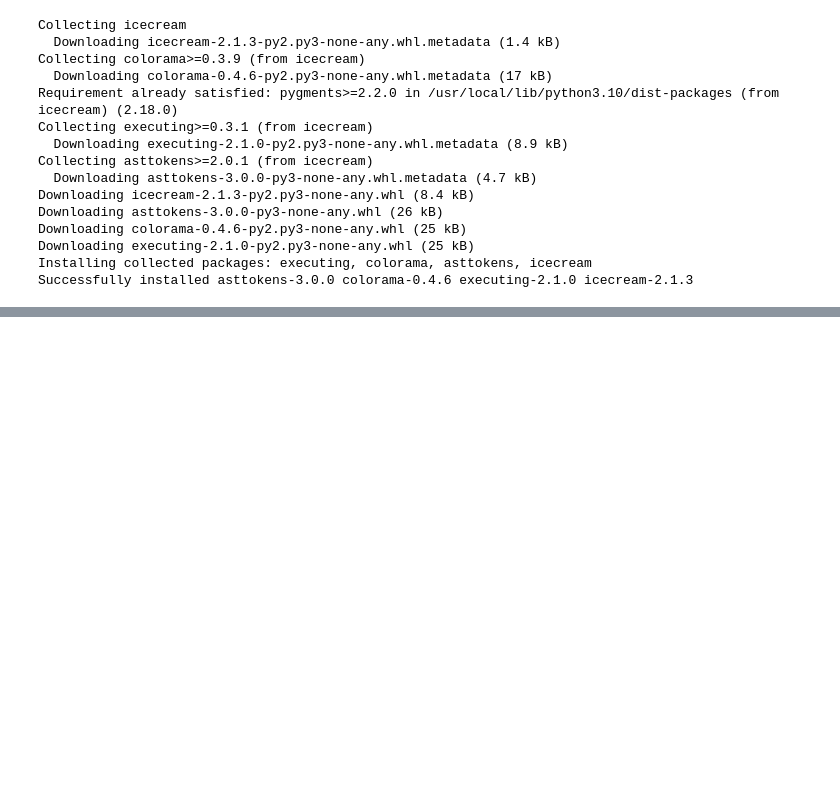
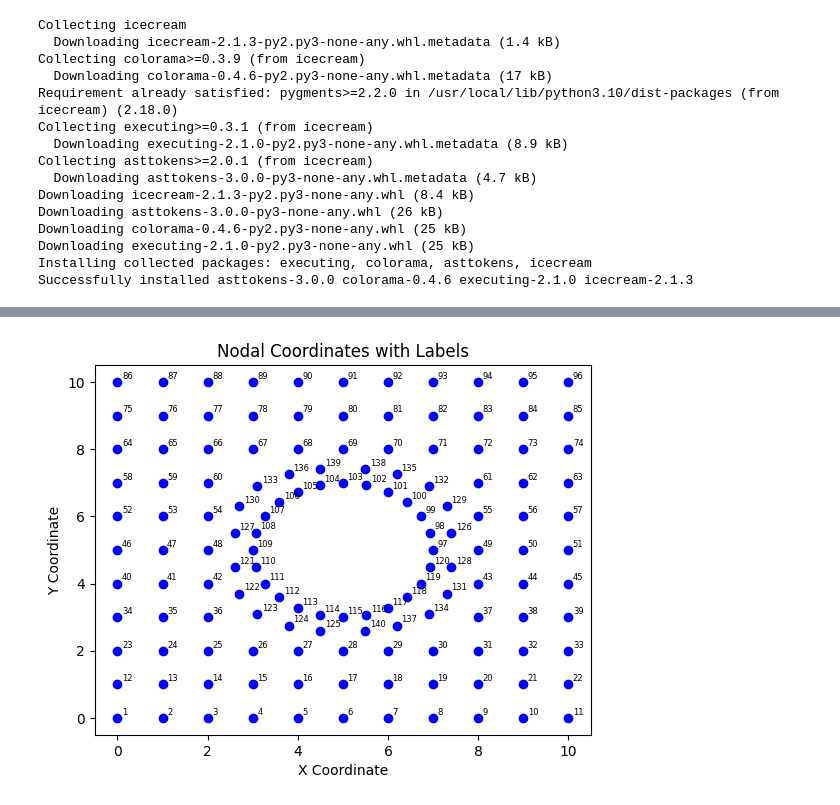
Before and after one commit to efekaanefe/ME413-Finite-Element-Method, a Jupyter notebook: Nonlinear-Solids2d.ipynb, the cells around one changed output, grey strips where cells are left out. Saved outputs shown, nothing was run; the diff lists cells and outputs as text; code cells hidden in the pictures; blank space fills up the shorter version.

Commit message:
nodal_coordinates with ids plotted

```diff
--- a/Nonlinear-Solids2d.ipynb
+++ b/Nonlinear-Solids2d.ipynb
@@ -162,0 +163,16 @@ plt.show()
+# %%
+nodal_coordinates = np.vstack((structured_nodes, hole_perimeter_nodes, unstructured_nodes))
+
+x_coords, y_coords = zip(*nodal_coordinates)
+plt.scatter(x_coords, y_coords, color='blue')
+
+for i, (x, y) in enumerate(nodal_coordinates):
+    plt.text(x + 0.1, y + 0.1, f'{i+1}', fontsize=6)
+
+plt.xlabel('X Coordinate')
+plt.ylabel('Y Coordinate')
+plt.title('Nodal Coordinates with Labels')
+
+plt.show()
+# %% [output]
+[figure, added]
```
Also changed, not shown: parts of 1 cell of this notebook.
